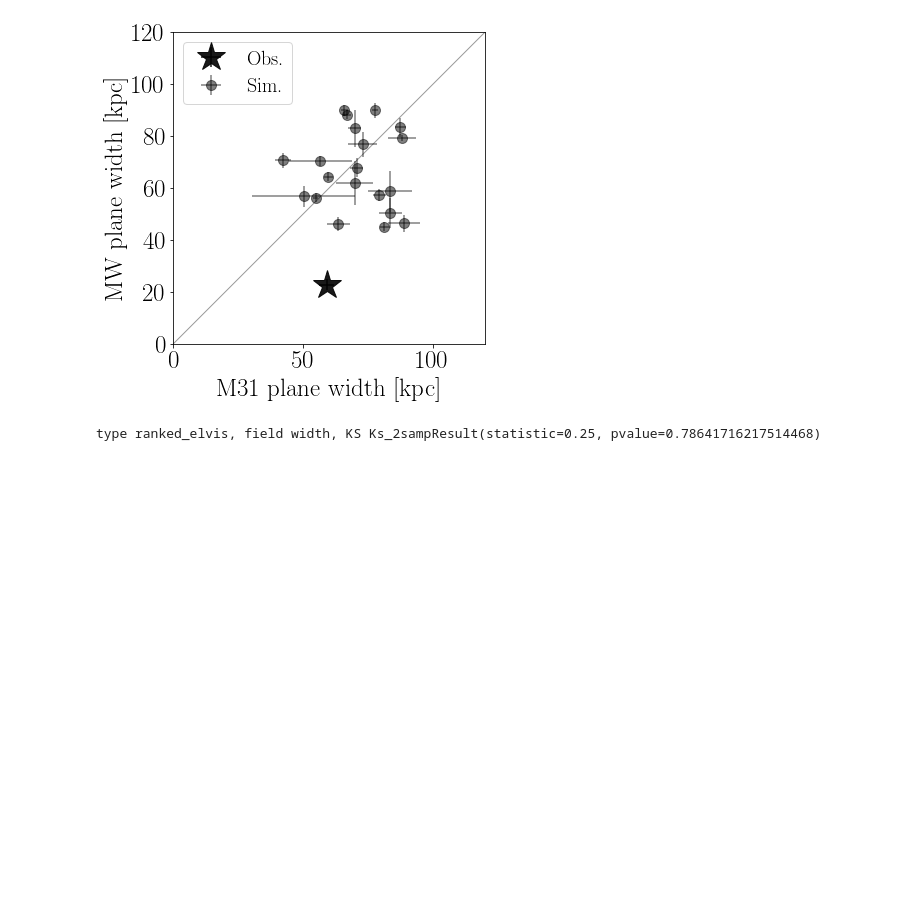
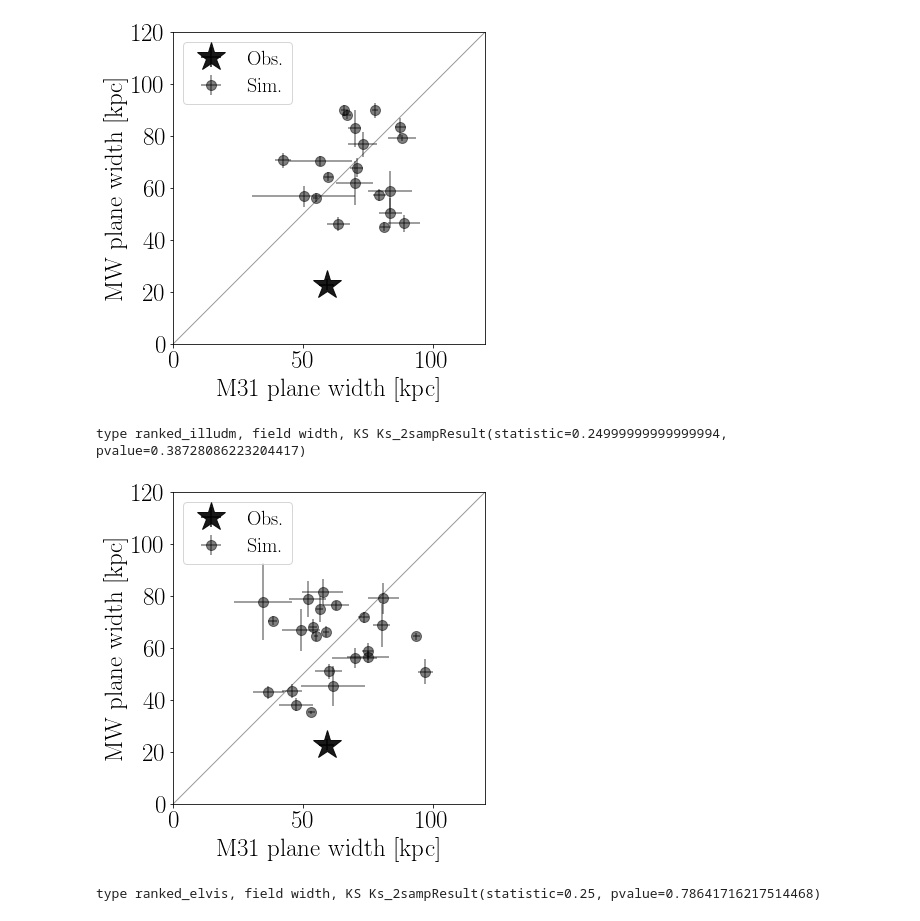
Before and after one commit to astroandes/SatelliteShapeLG, a Jupyter notebook: code/plot.ipynb, the cells around one changed output. Drawn from its saved outputs; the diff is of its cells as text; code cells hidden in the pictures; blank space fills up the shorter version.

Commit message:
updated plot notebook

```diff
--- a/code/plot.ipynb
+++ b/code/plot.ipynb
@@ -131,3 +131,6 @@ M31_sim_vmax_sorted, MW_sim_vmax_sorted = load_experiment(input_path=in_path, fi
 # %% [output]
 [0, 10, 11, 13, 14, 16, 18, 1, 20, 21, 22, 24, 25, 2, 3, 4, 5, 6, 8, 9] 20
 [0, 10, 11, 13, 14, 16, 18, 1, 20, 21, 22, 24, 25, 2, 3, 4, 5, 6, 8, 9] 20
+# %%
+in_path = "../data/illustris1dark_mstar_selected_summary/vmax_sorted/"
+M31_sim_vmax_sorted_illudm, MW_sim_vmax_sorted_illudm = load_experiment(input_path=in_path, fixed_number=False)
@@ -383,6 +388,14 @@ scatter_plot(M31_obs_vmag_sorted, MW_obs_vmag_sorted,
 # %% [output]
 type ranked, field width, KS Ks_2sampResult(statistic=0.20000000000000001, pvalue=0.77095294467658682)
 [figure]
+# %%
+scatter_plot(M31_obs_vmag_sorted, MW_obs_vmag_sorted,
+             M31_sim_vmax_sorted_illudm, MW_sim_vmax_sorted_illudm,
+             put_legend=True,
+             field='width', title='ranked_illudm')
+# %% [output]
+type ranked_illudm, field width, KS Ks_2sampResult(statistic=0.24999999999999994, pvalue=0.38728086223204417)
+[figure, added]
 # %%
 scatter_plot(M31_obs_vmag_sorted, MW_obs_vmag_sorted,
              M31_sim_vmax_sorted_elvis, MW_sim_vmax_sorted_elvis,
```
Also changed, not shown: parts of 7 cells of this notebook.
